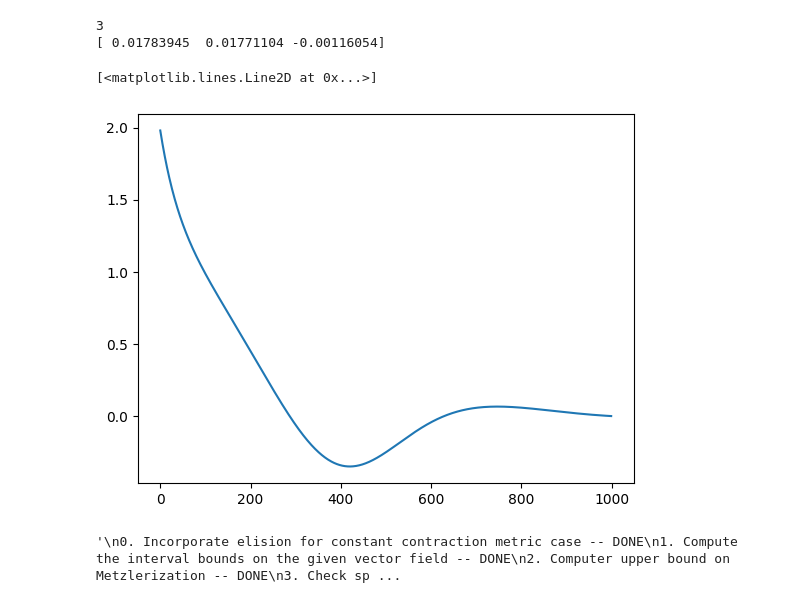
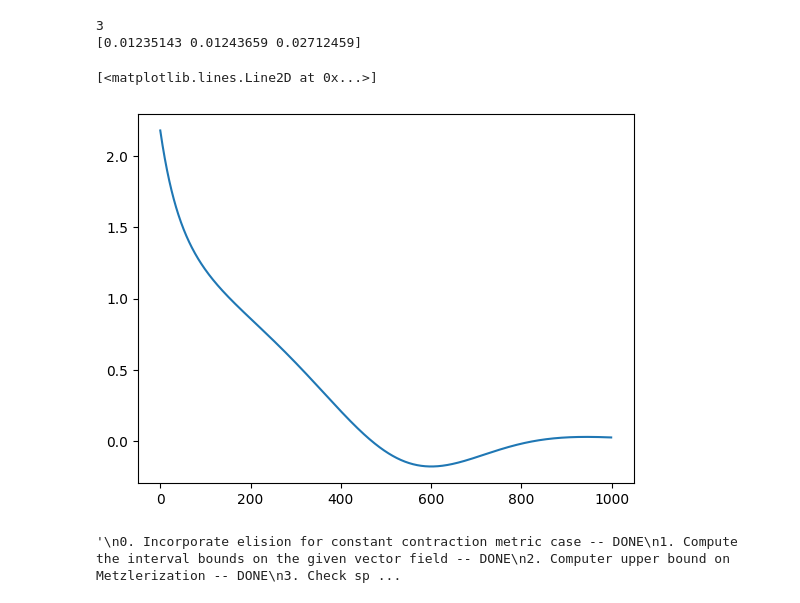
Before and after one commit to davydovalexander/interval-bound-contraction, a Jupyter notebook: sandbox.ipynb, the cells around one changed output. Drawn from its saved outputs; the diff is of its cells as text; code cells hidden in the pictures.

```diff
--- a/sandbox.ipynb
+++ b/sandbox.ipynb
@@ -40,36 +40,36 @@ def multiply_diagonal(W, L_diag, U_diag, side='right'):
 
 def multiply_known_W(W, lower, upper, side='right'):
     if side == 'right':
         lower_new = lower @ W
         upper_new = upper @ W
     elif side == 'left':
         lower_new = W @ lower
         upper_new = W @ upper
     else:
         raise ValueError("side must be 'left' or 'right'")
     lower, upper = np.minimum(lower_new, upper_new), np.maximum(lower_new,upper_new)
     return lower- upper
 
 B = np.array([0, 0, 1])
 
 T = 1000
 dt = 0.01
 
 xs = np.zeros((3, T))
-x = xs[:,0] + 2
+x = xs[:,0] + 2.2
 print(x.size)
 for i in range(T):
     x += dt * drift(x)
     xs[:,i] = x
 
 print(xs[:,-1])
 
 plt.plot(xs[2,:])
 # %% [output]
 3
-[ 0.01783945  0.01771104 -0.00116054]
+[0.01235143 0.01243659 0.02712459]
 [<matplotlib.lines.Line2D at 0x...>]
-[figure, old version]
+[figure, new version]
 # %%
 xlow = np.array([-0.5, -0.5, -0.5])
 xhigh = np.array([0.5, 0.5, 0.5])
```
Also changed, not shown: parts of 6 cells of this notebook.
